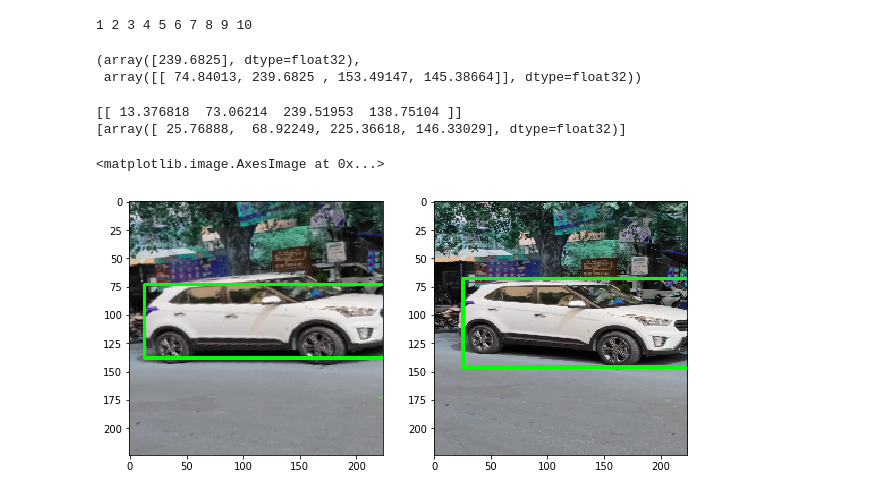
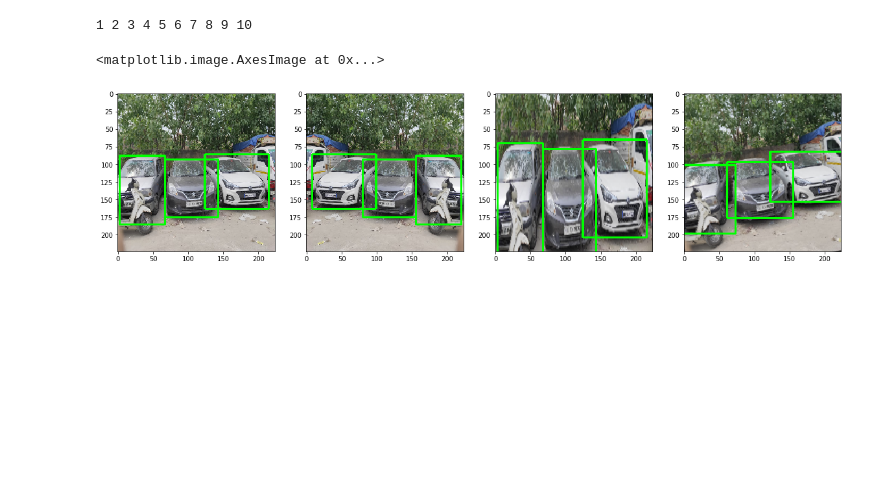
Before and after one commit to rasenganai/Illegal_Parking, a Jupyter notebook: image augmentations.ipynb, the cells around one changed output. Drawn from its saved outputs; the diff is of its cells as text; code cells hidden in the pictures; blank space fills up the shorter version.

```diff
--- a/image augmentations.ipynb
+++ b/image augmentations.ipynb
@@ -42,6 +36,7 @@ def translation(img,coor):
 # Rotation and Scaling 2
 def rotationScale(img,coor,angle=5,scale=1.1):
     coor=np.array(coor)
+    img=cv2.resize(img,(224,224))
     coor=coor.reshape((-1,2,2))
     rows,cols,_ = img.shape
     M = cv2.getRotationMatrix2D((cols/2,rows/2),angle,scale)
@@ -54,6 +49,7 @@ def rotationScale(img,coor,angle=5,scale=1.1):
 #FLIP 3
 def flip(img,coor):
     coor=np.array(coor)
+    img=cv2.resize(img,(224,224))
     coor=coor.reshape((-1,4))
     dst=cv2.flip(img,1)
     dst=cv2.resize(dst,(224,224))
@@ -91,49 +85,35 @@ augment_labels=augmentation(labels=labels[:10])
 # %%
-# image=labels[2]
-# img=cv2.imread("./Data/images/"+image[0])
+a=np.random.randint(0,135)
+image=labels[a]
+img=cv2.imread("./Data/images/"+image[0])
 
-# fig=plt.figure(figsize=(20,20))
-# ax1=fig.add_subplot(1,3,1)
-# im,coor=flip(img,image[1][1])
-# for i in range(coor.shape[0]):
-#     im=cv2.rectangle(im,(int(coor[i][0]),int(coor[i][1])),(int(coor[i][2]),int(coor[i][3])),(0,255,0),2)
-# ax1.imshow(im)
+fig=plt.figure(figsize=(20,20))
 
-# ax1=fig.add_subplot(1,3,2)
-# im,coor=translation(img,image[1][1])
-# for i in range(coor.shape[0]):
-#     im=cv2.rectangle(im,(int(coor[i][0]),int(coor[i][1])),(int(coor[i][2]),int(coor[i][3])),(0,255,0),2)
-# ax1.imshow(im)
+ax1=fig.add_subplot(1,4,2)
+im,coor=flip(img,image[1][1])
+for i in range(coor.shape[0]):
+    im=cv2.rectangle(im,(int(coor[i][0]),int(coor[i][1])),(int(coor[i][2]),int(coor[i][3])),(0,255,0),2)
+ax1.imshow(cv2.cvtColor(im,cv2.COLOR_BGR2RGB))
 
-# ax1=fig.add_subplot(1,3,3)
-# im,coor=rotationScale(img,image[1][1])
-# for i in range(coor.shape[0]):
-#     im=cv2.rectangle(im,(int(coor[i][0]),int(coor[i][1])),(int(coor[i][2]),int(coor[i][3])),(0,255,0),2)
-# ax1.imshow(im)
+ax1=fig.add_subplot(1,4,3)
+im,coor=translation(img,image[1][1])
+for i in range(coor.shape[0]):
+    im=cv2.rectangle(im,(int(coor[i][0]),int(coor[i][1])),(int(coor[i][2]),int(coor[i][3])),(0,255,0),2)
+ax1.imshow(cv2.cvtColor(im,cv2.COLOR_BGR2RGB))
+
+ax1=fig.add_subplot(1,4,4)
+im,coor=rotationScale(img,image[1][1],angle=7)
+for i in range(coor.shape[0]):
+    im=cv2.rectangle(im,(int(coor[i][0]),int(coor[i][1])),(int(coor[i][2]),int(coor[i][3])),(0,255,0),2)
+ax1.imshow(cv2.cvtColor(im,cv2.COLOR_BGR2RGB))
+
+ax1=fig.add_subplot(1,4,1)
+coor=np.array(image[1][1])
+img=cv2.resize(img,(224,224))
+for i in range(coor.shape[0]):
+    img=cv2.rectangle(img,(int(coor[i][0]),int(coor[i][1])),(int(coor[i][2]),int(coor[i][3])),(0,255,0),2)
+
+ax1.imshow(cv2.cvtColor(img,cv2.COLOR_BGR2RGB))
+# %% [output]
+<matplotlib.image.AxesImage at 0x...>
+[figure, added]
-# %%
-coor[:,1],coor
-# %% [output]
-(array([239.6825], dtype=float32),
- array([[ 74.84013, 239.6825 , 153.49147, 145.38664]], dtype=float32))
-# %%
-a=np.random.randint(0,135)
-image=labels[a]
-# print(image)
-img=cv2.resize(cv2.imread("./Data/images/"+image[0]),(224,224))
-# p=translation(img,image[1][1])
-im,coor=rotationScale(img,image[1][1])
-print(coor)
-print(image[1][1])
-for i in range(coor.shape[0]):
-    im=cv2.rectangle(im,(int(coor[i][0]),int(coor[i][1])),(int(coor[i][2]),int(coor[i][3])),(0,255,0),2)
-    img=cv2.rectangle(img,(int(image[1][1][i][0]),int(image[1][1][i][1])),(int(image[1][1][i][2]),int(image[1][1][i][3])),(0,255,0),2)
-fig=plt.figure(figsize=(10,10))
-ax1=fig.add_subplot(1,2,1)
-ax2=fig.add_subplot(1,2,2)
-ax1.imshow(im)
-ax2.imshow(img)
-# %% [output]
-[[ 13.376818  73.06214  239.51953  138.75104 ]]
-[array([ 25.76888,  68.92249, 225.36618, 146.33029], dtype=float32)]
-<matplotlib.image.AxesImage at 0x...>
-[figure, removed]
```
Also changed, not shown: parts of 4 cells of this notebook.
